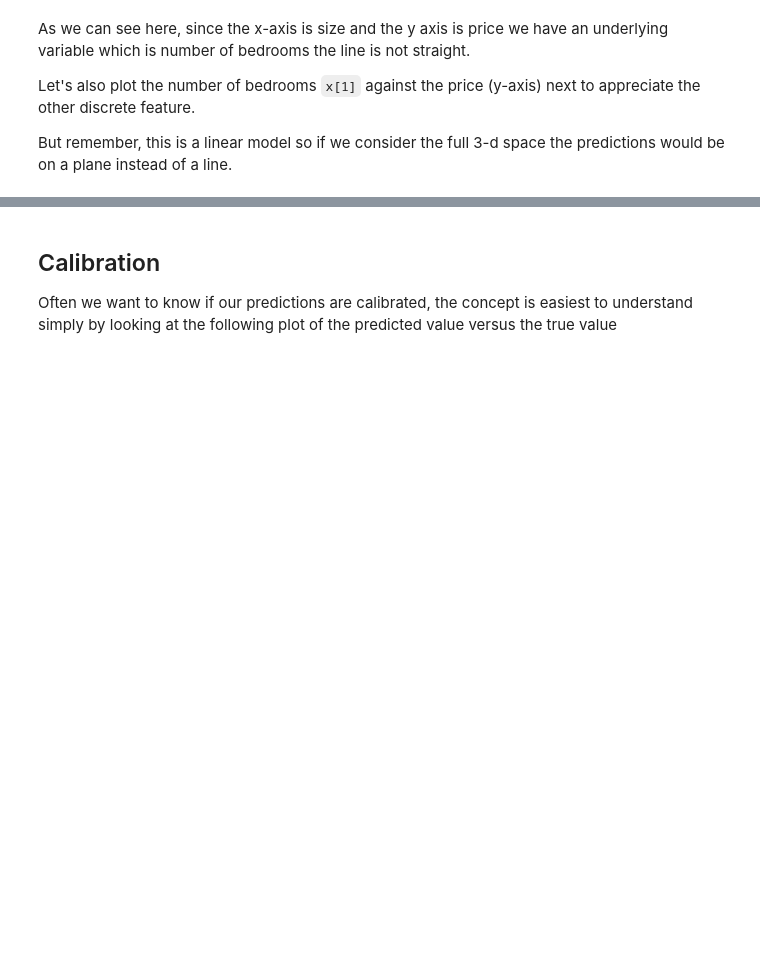
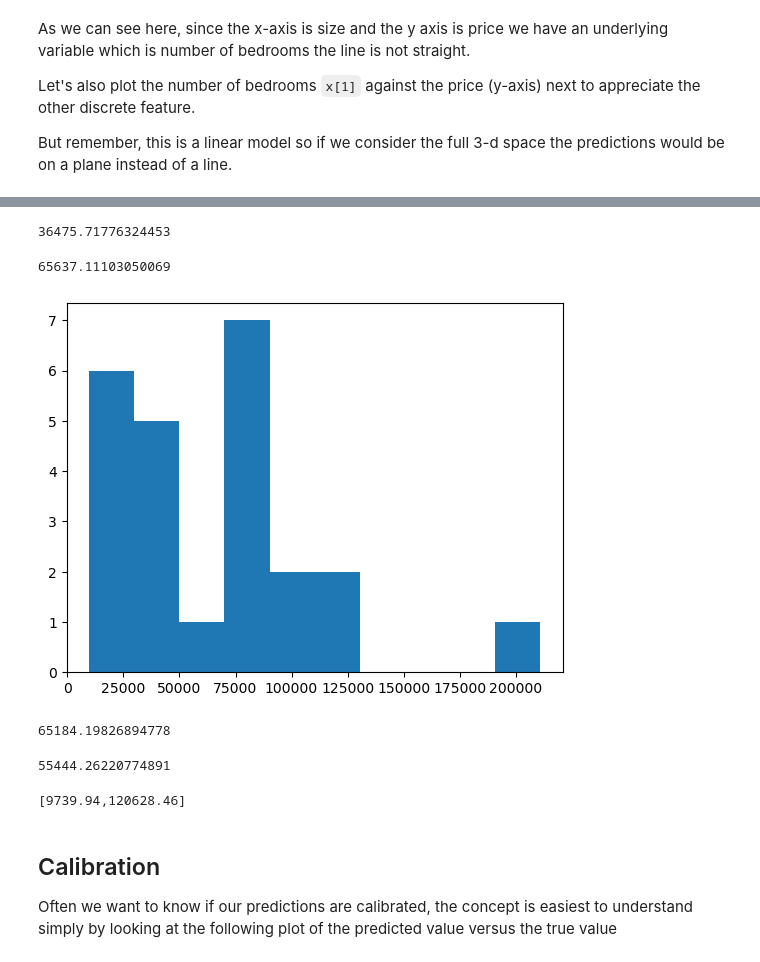
Before and after one commit to datascience-intro/1MS041-2022, a Jupyter notebook: notebooks/12-Regression.ipynb, the cells around one changed output, grey strips where cells are left out. Cells and saved outputs as stored; diff of their text form; code cells hidden in the pictures; blank space fills up the shorter version.

```diff
--- a/notebooks/12-Regression.ipynb
+++ b/notebooks/12-Regression.ipynb
@@ -89,3 +147,34 @@ lr.score(X_test,Y_test) # Score returns R^2
+# %%
+predictions_train = lr.predict(X_train)
+residual_train = Y_train - predictions_train
+np.mean(np.abs(residual_train))
+# %% [output]
+36475.71776324453
+# %%
+predictions_test = lr.predict(X_test)
+residual_test = Y_test - predictions_test
+np.mean(np.abs(residual_test))
+# %% [output]
+65637.11103050069
+# %%
+import matplotlib.pyplot as plt
+_=plt.hist(np.abs(residual_test))
+# %% [output]
+[figure, added]
+# %%
+np.mean(np.minimum(np.abs(residual_test),200000))
+# %% [output]
+65184.19826894778
+# %%
+from Utils import epsilon_bounded
+epsilon_bounded(len(residual_test),200000,0.05)
+# %% [output]
+55444.26220774891
+# %%
+from Utils import print_confidence_interval
+print_confidence_interval(np.mean(np.minimum(np.abs(residual_test),200000)),epsilon_bounded(len(residual_test),200000,0.05))
+# %% [output]
+[9739.94,120628.46]
 # %% [markdown]
 ## Calibration
 
```
Also changed, not shown: parts of 57 cells of this notebook, 7 other files.
